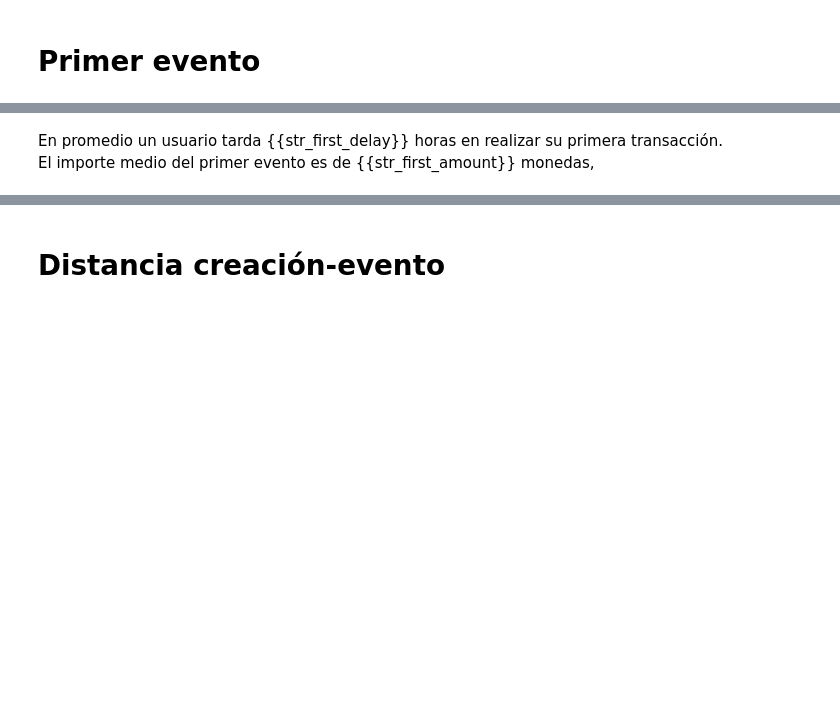
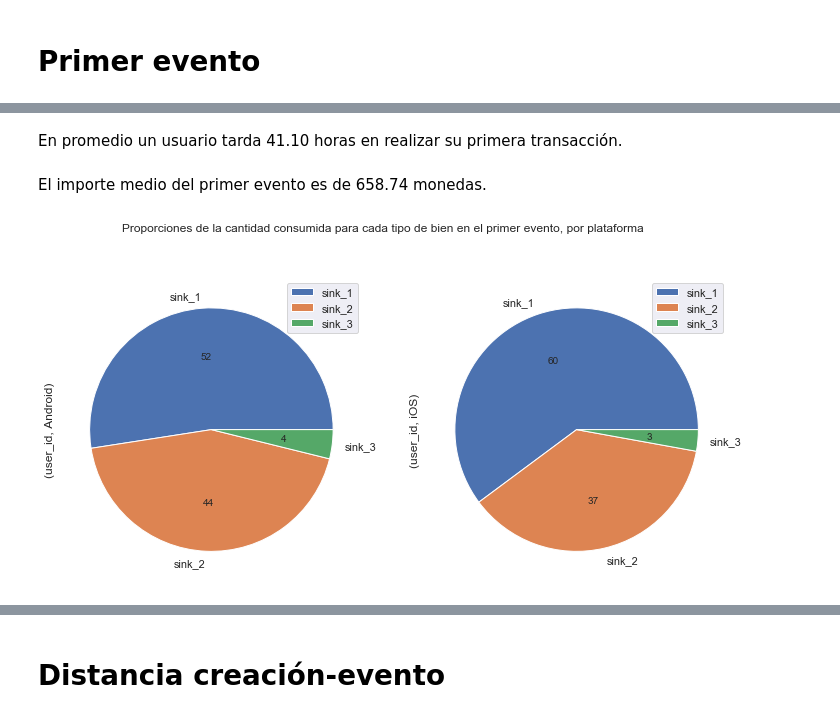
Before and after one commit to melik-data-challenges/etermax-challenge, a Jupyter notebook: etermax-challenge.ipynb, the cells around one changed output, grey strips where cells are left out. Drawn from its saved outputs; the diff is of its cells as text; code cells hidden in the pictures; blank space fills up the shorter version.

```diff
--- a/etermax-challenge.ipynb
+++ b/etermax-challenge.ipynb
@@ -120,8 +156,14 @@ df_usr_first_event = df.sort_values(['user_creation_time', 'event_time']).drop_d
 first_delay = df_usr_first_event.event_delay.mean() /60 /60
 str_first_delay = '{:0.2f}'.format(first_delay)
 
+mssge = 'En promedio un usuario tarda {} horas en realizar su primera transacción.'.format(str_first_delay)
+display_html(mssge)
+
 first_amount = df_usr_first_event.amount_spent.mean()
 str_first_amount = '{:0.2f}'.format(first_amount)
+
+mssge = 'El importe medio del primer evento es de {} monedas.'.format(str_first_amount)
+display_html(mssge)
+# %% [output]
+En promedio un usuario tarda 41.10 horas en realizar su primera transacción.
+El importe medio del primer evento es de 658.74 monedas.
-# %% [markdown]
-En promedio un usuario tarda {{str_first_delay}} horas en realizar su primera transacción. <br>
-El importe medio del primer evento es de {{str_first_amount}} monedas,
@@ -130 +170,9 @@ df_first = df_usr_first_event.groupby(['platform','sink_channel']).agg({'user_id
+# %%
+df_first = df_usr_first_event.groupby(['platform','sink_channel']).agg({'user_id': pd.Series.count,}).unstack(0)
+
+main_sink = (df_first / df_first.sum() * 100) > 1
+df_first[main_sink].dropna().plot.pie(autopct='%0.0f', subplots=True, figsize=(12,6));
+plt.suptitle('Proporciones de la cantidad consumida para cada tipo de bien en el primer evento, por plataforma');
+# %% [output]
+[figure, added]
 # %%
```
Also changed, not shown: parts of 23 cells of this notebook, 1 other file.
